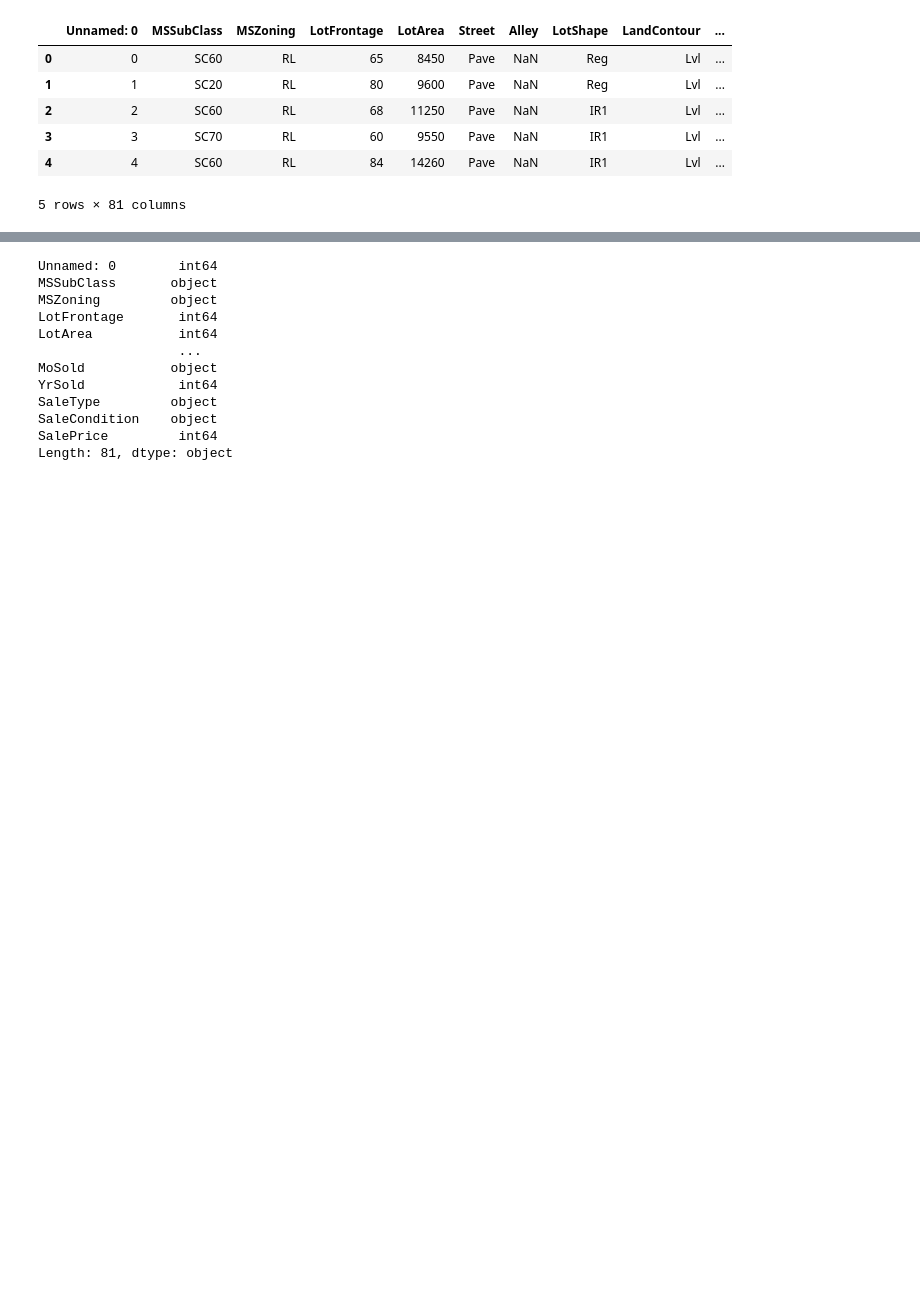
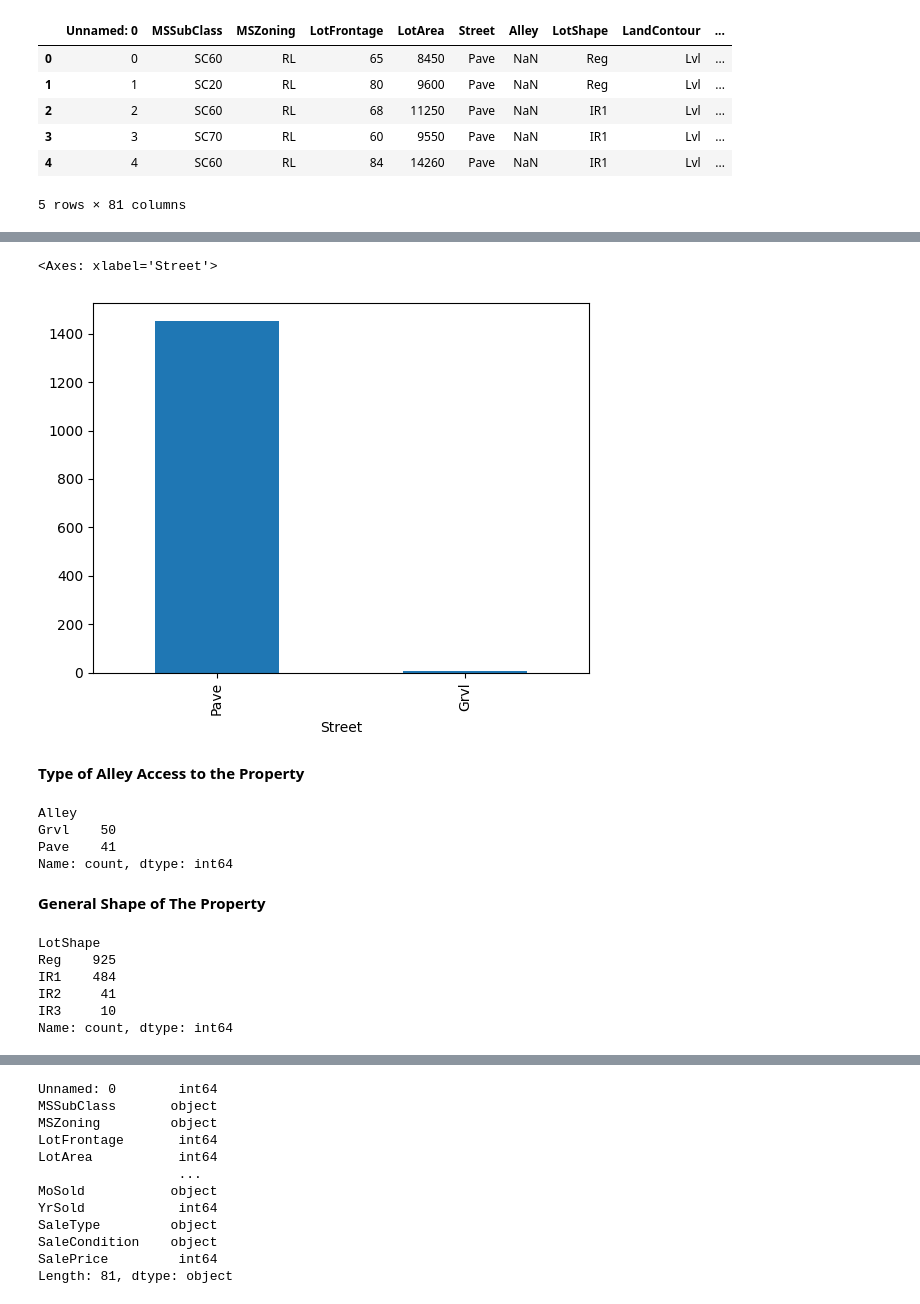
Before and after one commit to Deb052024/Data-Visualization, a Jupyter notebook: Real_Estate_House_Price.ipynb, the cells around one changed output, grey strips where cells are left out. Saved outputs shown, nothing was run; the diff lists cells and outputs as text; code cells hidden in the pictures; blank space fills up the shorter version.

```diff
--- a/Real_Estate_House_Price.ipynb
+++ b/Real_Estate_House_Price.ipynb
@@ -104,0 +271,4 @@ df.head()
+# %%
+df.rename(columns={'MSZoning':'GeneralZoning'},inplace=True)
+# %%
+df['GeneralZoning']=df['GeneralZoning'].replace({'FV':'Floating Village Residential','C (all)':'Commercial'})
@@ -104,0 +291,2 @@ df.head()
+# %%
+df.rename(columns={'LotFrontage':'Linear Feet of Street'},inplace=True)
@@ -104,0 +309,7 @@ df.head()
+# %%
+df.rename({'LotArea':'Lot Size in Square Feet'},inplace=True)
+# %%
+df['Street'].value_counts().plot(kind='bar')
+# %% [output]
+<Axes: xlabel='Street'>
+[figure, added]
@@ -104,0 +318,9 @@ df.head()
+# %% [markdown]
+**Type of Alley Access to the Property**
+# %%
+df['Alley'].value_counts()
+# %% [output]
+Alley
+Grvl    50
+Pave    41
+Name: count, dtype: int64
@@ -104,0 +329,11 @@ df.head()
+# %% [markdown]
+**General Shape of The Property**
+# %%
+df['LotShape'].value_counts()
+# %% [output]
+LotShape
+Reg    925
+IR1    484
+IR2     41
+IR3     10
+Name: count, dtype: int64
```
Also changed, not shown: parts of 91 cells of this notebook.
